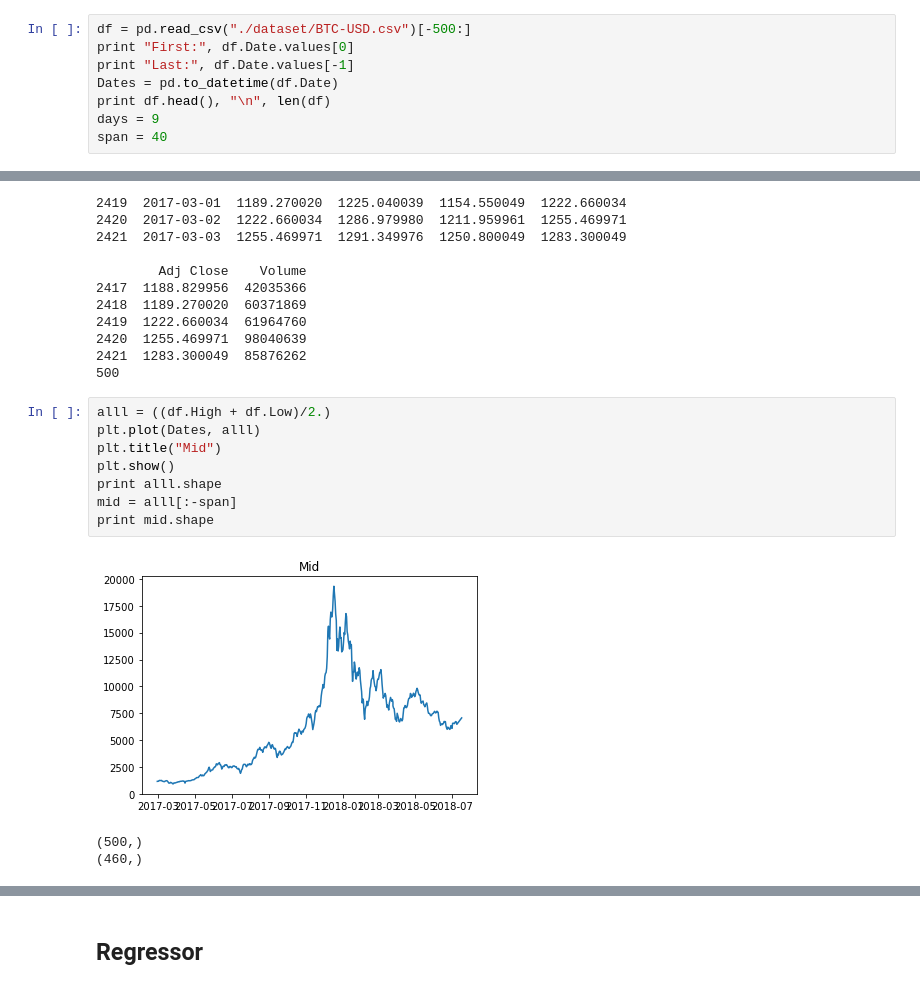
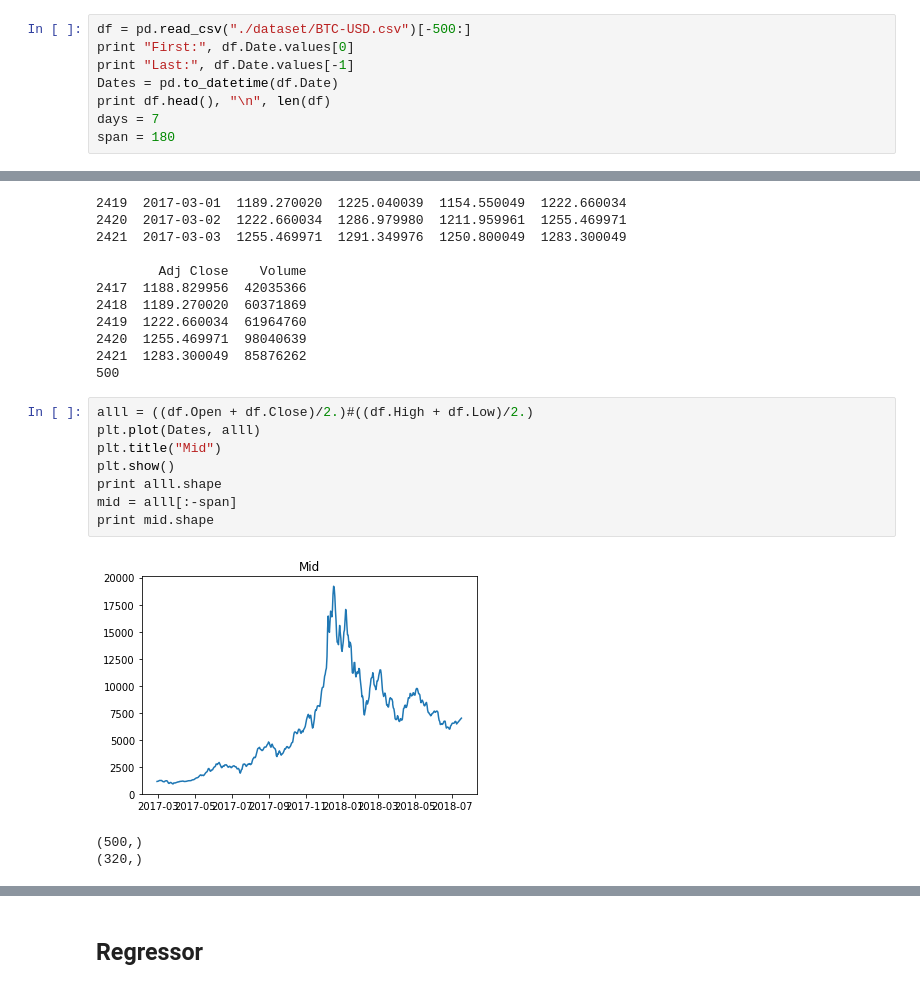
Before and after one commit to ithallojunior/bitcoin_data_analysis, a Jupyter notebook: models.ipynb, the cells around one changed output, grey strips where cells are left out. Drawn from its saved outputs; the diff is of its cells as text.

```diff
--- a/models.ipynb
+++ b/models.ipynb
@@ -16,8 +16,8 @@ print "First:", df.Date.values[0]
 print "Last:", df.Date.values[-1]
 Dates = pd.to_datetime(df.Date)
 print df.head(), "\n", len(df)
-days = 9
-span = 40
+days = 7
+span = 180
 # %% [output]
 First: 2017-02-27
 Last: 2018-07-17
@@ -36,14 +36,14 @@ Last: 2018-07-17
 2421  1283.300049  85876262
 500
 # %%
-alll = ((df.High + df.Low)/2.)
+alll = ((df.Open + df.Close)/2.)#((df.High + df.Low)/2.)
 plt.plot(Dates, alll)
 plt.title("Mid")
 plt.show()
 print alll.shape
 mid = alll[:-span]
 print mid.shape
 # %% [output]
-[figure, old version]
+[figure, new version]
 (500,)
-(460,)
+(320,)
```
Also changed, not shown: parts of 32 cells of this notebook, 4 other files.
